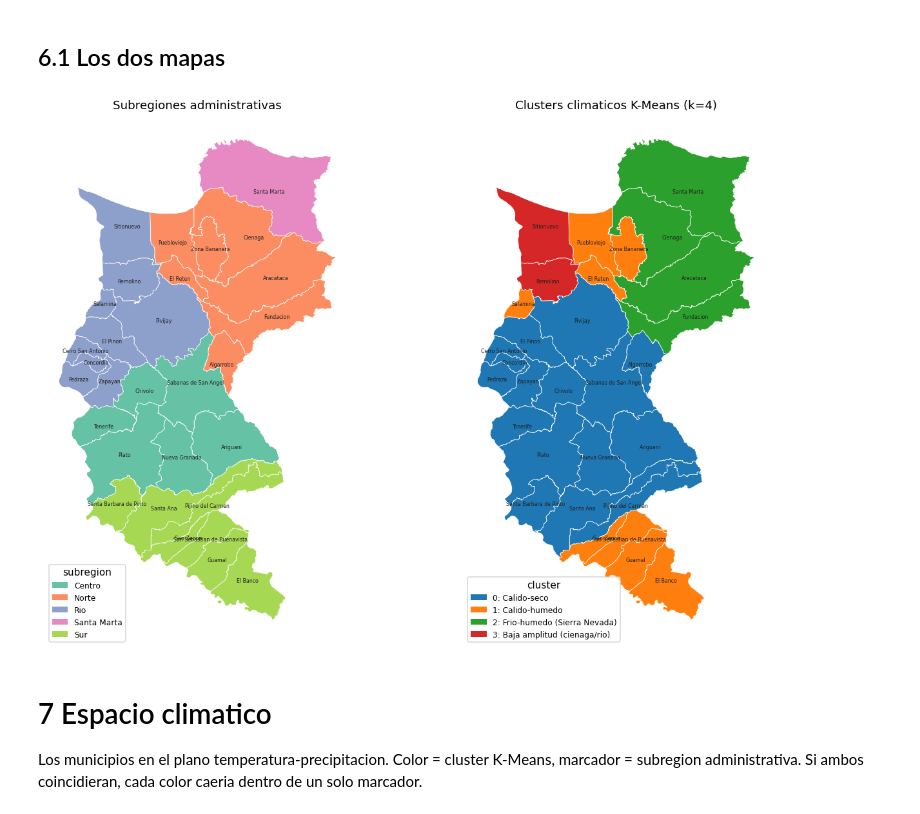
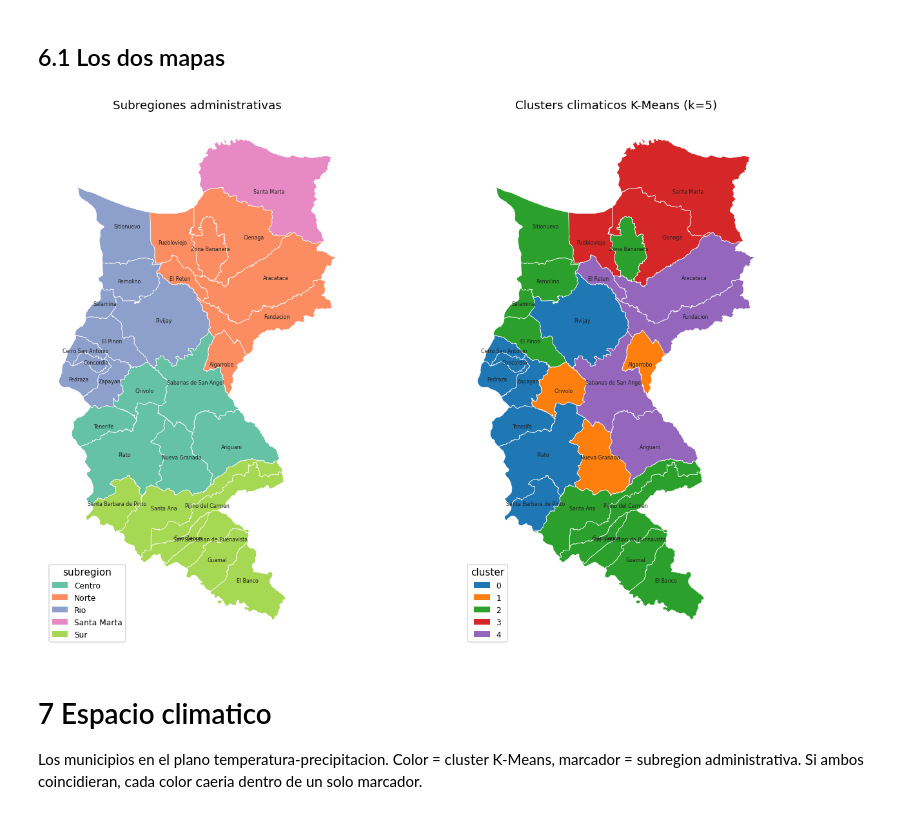
Before and after one commit to Edmh1/dengue-surveillance-magdalena, a Jupyter notebook: notebooks/04_dengue_clustering.ipynb, the cells around one changed output. Cells and saved outputs as stored; diff of their text form; code cells hidden in the pictures.

```diff
--- a/notebooks/04_dengue_clustering.ipynb
+++ b/notebooks/04_dengue_clustering.ipynb
@@ -38,10 +15,0 @@ def norm(s):
-# %%
-era = pd.read_parquet(DATA / "external" / "clima_era5_magdalena_diario.parquet")
-sub = pd.read_csv(DATA / "raw" / "subregiones.csv")
-
-# clave de union por nombre normalizado (ERA5 en mayusculas, sin tildes)
-sub["key"] = sub["nombre_municipio"].map(norm)
-era["key"] = era["municipio"].map(norm).replace({"CERRO DE SAN ANTONIO": "CERRO SAN ANTONIO"})
-
-print(era["fecha"].min().date(), "->", era["fecha"].max().date(), "|", era["key"].nunique(), "municipios")
-sub["subregion"].value_counts()
@@ -128,7 +278,8 @@ La amplitud termica es el descriptor mas independiente.
 Se estandarizan las variables y se barre K de 2 a 7. Se usa el codo (inercia), el coeficiente
 de silueta y el indice Davies-Bouldin para decidir el numero de grupos.
 # %%
-X = StandardScaler().fit_transform(perfil[feats])
+feats_cluster = ["t_media", "amplitud", "log_precip"]
+X = StandardScaler().fit_transform(perfil[feats_cluster])
 
 rows = []
 for k in range(2, 8):
@@ -175,14 +326,5 @@ perfil["cluster"] = km.labels_
 carac = perfil.groupby("cluster")[["t_media", "amplitud", "precip", "humedad"]].mean()
 carac["n"] = perfil["cluster"].value_counts().sort_index()
 
-# etiqueta climatica legible derivada de la caracterizacion
-def etiqueta(r):
-    if r["t_media"] < 24:      return "Frio-humedo (Sierra Nevada)"
-    if r["amplitud"] < 5.5:    return "Baja amplitud (cienaga/rio)"
-    if r["precip"] > 6:        return "Calido-humedo"
-    return "Calido-seco"
-
-carac["etiqueta"] = carac.apply(etiqueta, axis=1)
-perfil["etiqueta"] = perfil["cluster"].map(carac["etiqueta"])
 carac.round(2)
 # %% [output]
@@ -230,35 +374,35 @@ mag["cod_municipio"] = mag["mpio_cdpmp"].astype(int)
 mag = mag.merge(perfil, on="cod_municipio")
 
 # colores
 subs = sorted(perfil["subregion"].unique())
 sub_cmap = dict(zip(subs, plt.cm.Set2.colors))
 clu = sorted(perfil["cluster"].unique())
 clu_cmap = dict(zip(clu, plt.cm.tab10.colors))
 mag["c_sub"] = mag["subregion"].map(sub_cmap)
 mag["c_clu"] = mag["cluster"].map(clu_cmap)
 
 fig, axes = plt.subplots(1, 2, figsize=(13, 8))
 
 mag.plot(ax=axes[0], color=mag["c_sub"], edgecolor="white", linewidth=0.5)
 axes[0].set_title("Subregiones administrativas")
 axes[0].legend(handles=[Patch(facecolor=sub_cmap[s], label=s) for s in subs],
                loc="lower left", fontsize=8, title="subregion")
 
 mag.plot(ax=axes[1], color=mag["c_clu"], edgecolor="white", linewidth=0.5)
 axes[1].set_title(f"Clusters climaticos K-Means (k={K})")
-axes[1].legend(handles=[Patch(facecolor=clu_cmap[c], label=f"{c}: {carac.loc[c,'etiqueta']}") for c in clu],
+axes[1].legend(handles=[Patch(facecolor=clu_cmap[c], label=f"{c}") for c in clu],
                loc="lower left", fontsize=8, title="cluster")
 
 # etiquetas de municipio
 for ax in axes:
     for _, r in mag.iterrows():
         pt = r.geometry.representative_point()
         ax.annotate(r["nombre_municipio"], (pt.x, pt.y), fontsize=5.2,
                     ha="center", va="center", color="#222")
     ax.set_axis_off()
 plt.tight_layout(); plt.show()
 # %% [output]
-[figure, old version]
+[figure, new version]
 # %% [markdown]
 # 7 Espacio climatico
 
```
Also changed, not shown: parts of 21 cells of this notebook, 4 other files.
